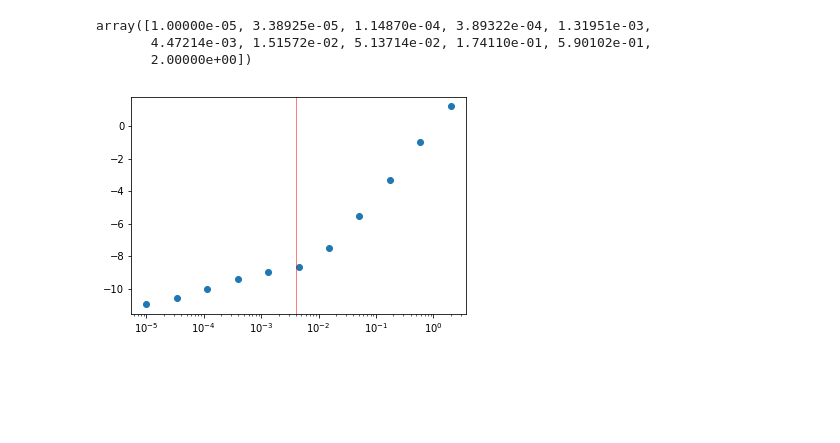
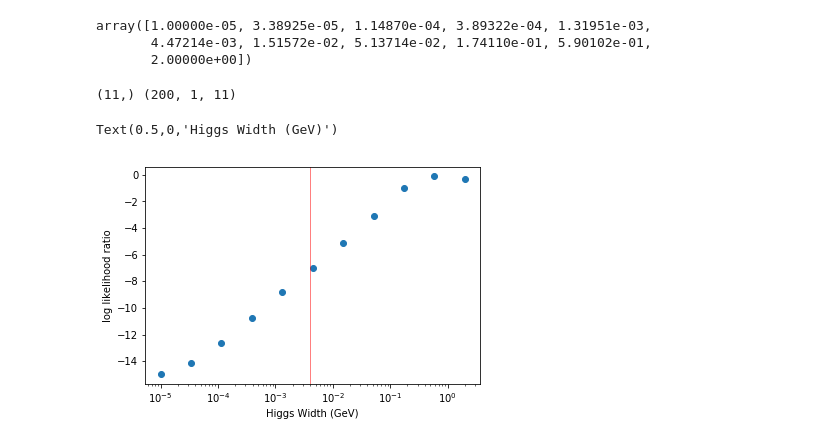
Before and after one commit to zbhatti/madminer, a Jupyter notebook: examples/higgs_4l/momemta/debugging_momemta.ipynb, the cells around one changed output. Cells and saved outputs as stored; diff of their text form; code cells hidden in the pictures; blank space fills up the shorter version.

```diff
--- a/examples/higgs_4l/momemta/debugging_momemta.ipynb
+++ b/examples/higgs_4l/momemta/debugging_momemta.ipynb
@@ -31,5 +31,0 @@ print x_test.shape
-# %%
-momemta_results = np.genfromtxt(momemta_out, delimiter=",", autostrip=True)
-print momemta_results[0,:-1]
-widths = momemta_results[0,:-1]
-ratios = momemta_results[1:,:-1]
@@ -38,0 +32,28 @@ ratios = momemta_results[1:,:-1]
+# %%
+# human readable sorting:
+# https://stackoverflow.com/questions/2669059/how-to-sort-alpha-numeric-set-in-python
+import re
+
+def sorted_nicely( l ):
+    """ Sort the given iterable in the way that humans expect."""
+    convert = lambda text: int(text) if text.isdigit() else text
+    alphanum_key = lambda key: [ convert(c) for c in re.split('([0-9]+)', key) ]
+    return sorted(l, key = alphanum_key)
+# %%
+print sorted(momemta_weight_paths)
+print sorted_nicely(momemta_weight_paths)
+# momemta_results = np.genfromtxt(momemta_out, delimiter=",", autostrip=True)
+
+ratio_list = []
+widths = []
+for momemta_weight_path in sorted_nicely(momemta_weight_paths):
+    # get ratios for all events for a specific theta0/theta1
+    momemta_results = np.genfromtxt(momemta_weight_path, delimiter=",", autostrip=True)
+    theta0 = momemta_results[0]
+    event_ratios = momemta_results[1:]
+#     np.vstack((ratios, event_ratios))
+    widths.append(theta0)
+    ratio_list.append(event_ratios)
+
+ratios = np.array(ratio_list).T
+widths = np.array(widths)
@@ -77,6 +115,18 @@ normalized_ratios = average_ratios/sampled_cross_sections * ref_cross_section
+# %%
+# reversed_sampled_cross_sections = [c for c in reversed(sampled_cross_sections)]
+normalized_ratios = ratios[:, None]/sampled_cross_sections * ref_cross_section
+normalized_average_ratios = average_ratios/sampled_cross_sections * ref_cross_section
+estimated_log_likelihood_average_ratios = -2*np.log(normalized_average_ratios)
+estimated_log_likelihood_ratios = 2*np.log(normalized_ratios)
+print estimated_log_likelihood_average_ratios.shape, estimated_log_likelihood_ratios.shape
+# %% [output]
+(11,) (200, 1, 11)
 # %%
-plt.plot(widths, -2*np.log(normalized_ratios), 'o')
+plt.plot(widths, estimated_log_likelihood_average_ratios, 'o')
 plt.axvline(x=4E-3, color='red', linewidth=0.5) # expected global minimum
 plt.xscale('log')
+plt.ylabel('log likelihood ratio')
+plt.xlabel('Higgs Width (GeV)')
 # %% [output]
+Text(0.5,0,'Higgs Width (GeV)')
-[figure, old version]
+[figure, new version]
```
Also changed, not shown: parts of 10 cells of this notebook, 3 other files.
